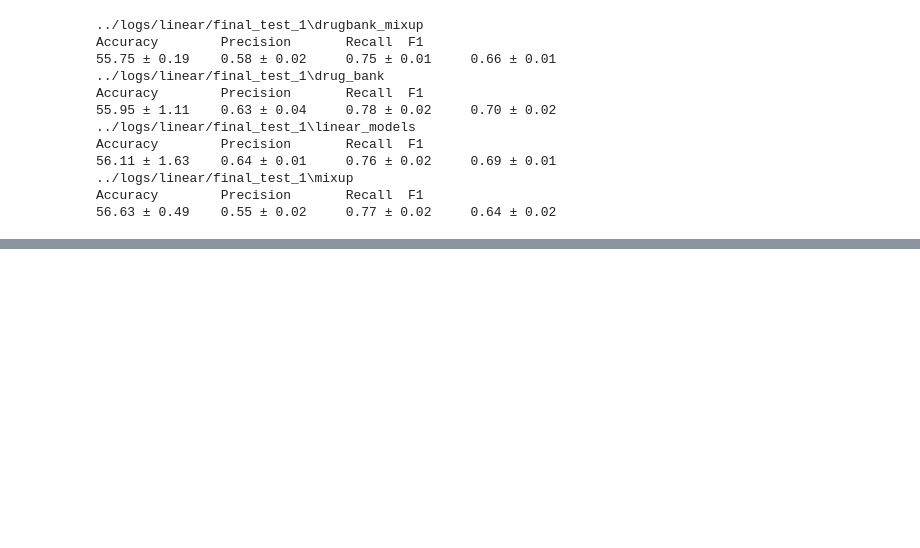
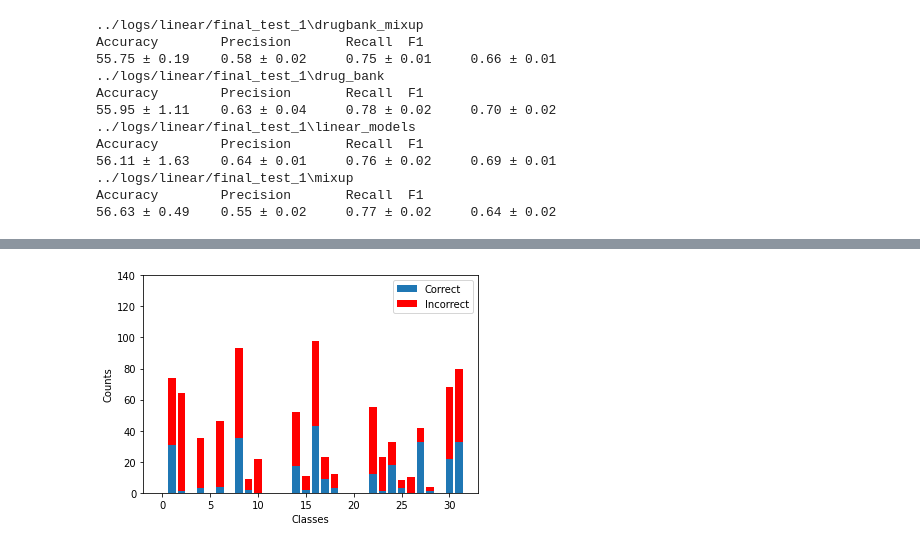
Before and after one commit to XieResearchGroup/PLANS, a Jupyter notebook: notebooks/evaluation.ipynb, the cells around one changed output, grey strips where cells are left out. Cells and saved outputs as stored; diff of their text form; code cells hidden in the pictures; blank space fills up the shorter version.

```diff
--- a/notebooks/evaluation.ipynb
+++ b/notebooks/evaluation.ipynb
@@ -182,0 +199,4 @@ Accuracy        Precision       Recall  F1
+# %%
+tle.plot_classwise_correct_and_incorrect_bars(mask=[0]+[1]*31, save_name=os.path.join(path,"correct_incorrect_counts_wo_0.png"), ylim=[0, 140])
+# %% [output]
+[figure, added]
```
Also changed, not shown: parts of 4 cells of this notebook.
